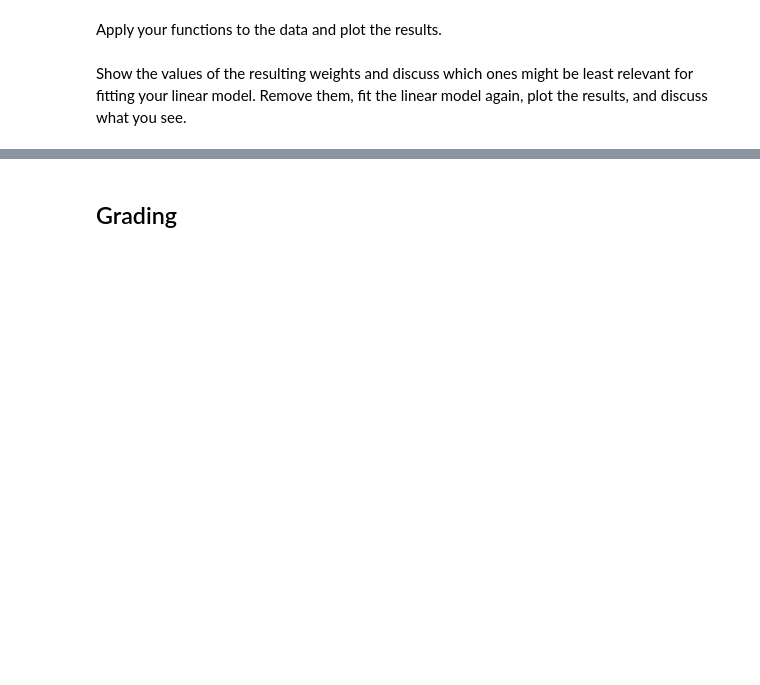
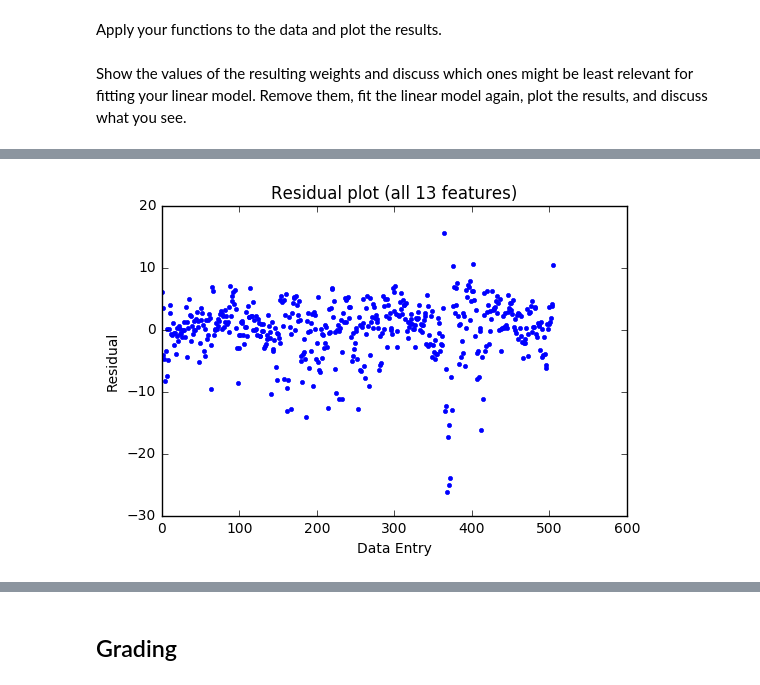
Before and after one commit to zyu47/CS480_homework, a Jupyter notebook: A1/Yu-A1.ipynb, the cells around one changed output, grey strips where cells are left out. Drawn from its saved outputs; the diff is of its cells as text; code cells hidden in the pictures; blank space fills up the shorter version.

```diff
--- a/A1/Yu-A1.ipynb
+++ b/A1/Yu-A1.ipynb
@@ -140,0 +167,9 @@ error = rmse(predict, T)
+# %%
+#plot residual for each entry
+plt.plot((predict-T), '.');
+plt.ylabel('Residual')
+plt.xlabel('Data Entry')
+plt.title('Residual plot (all 13 features)')
+plt.savefig('./data/residual_13_feature.png')
+# %% [output]
+[figure, added]
```
Also changed, not shown: parts of 15 cells of this notebook, 3 other files.
